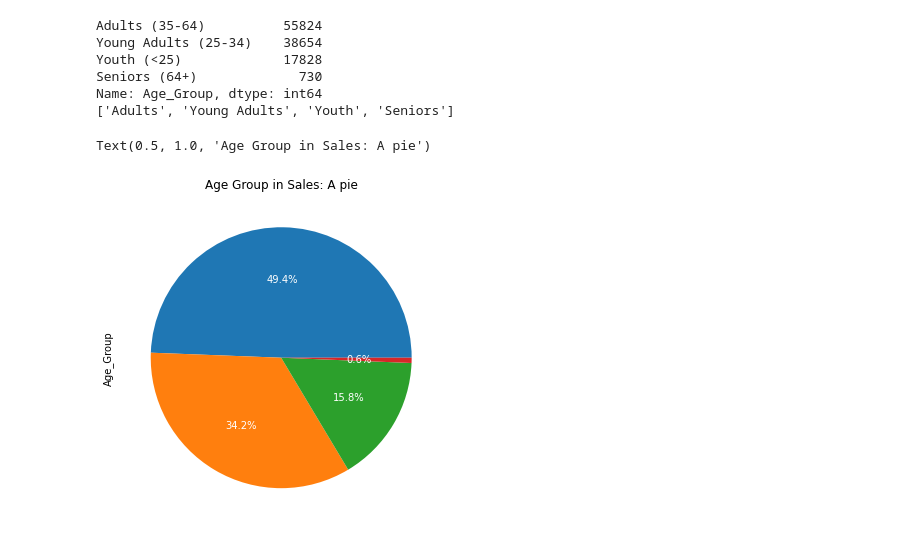
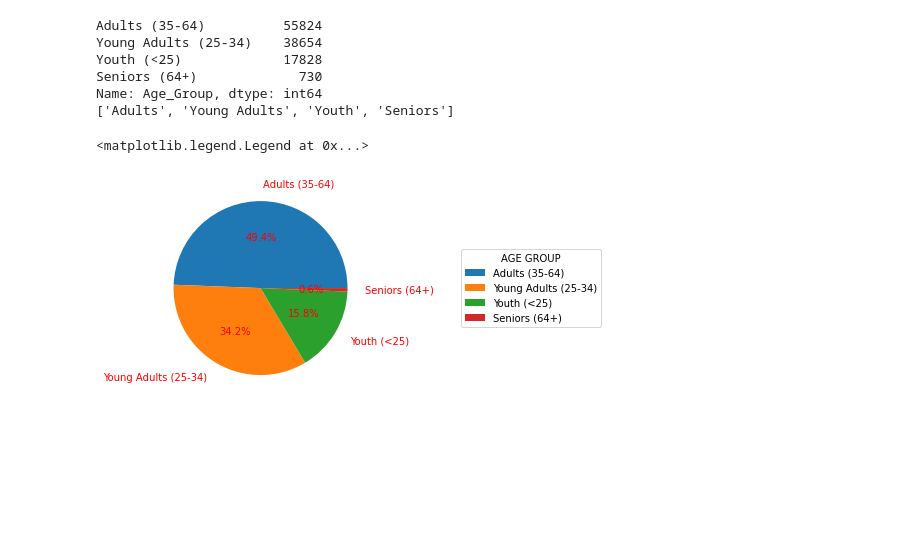
Before and after one commit to mohsinkamal001/Data-Analysis-with-Python, a Jupyter notebook: Pandas,Numpy,Matplotlib,Seaborn.ipynb, the cells around one changed output. Drawn from its saved outputs; the diff is of its cells as text; code cells hidden in the pictures; blank space fills up the shorter version.

```diff
--- a/Pandas,Numpy,Matplotlib,Seaborn.ipynb
+++ b/Pandas,Numpy,Matplotlib,Seaborn.ipynb
@@ -105,11 +105,16 @@ Youth (<25)             17828
 Seniors (64+)             730
 Name: Age_Group, dtype: int64
 ['Adults', 'Young Adults', 'Youth', 'Seniors']
-# %%
-data.plot(kind='pie', figsize = (14,6),
-        textprops=dict(color="w"),
-        autopct='%1.1f%%').set_title("Age Group in Sales: A pie")
-        #autopct percentage showing mathod
-# %% [output]
-Text(0.5, 1.0, 'Age Group in Sales: A pie')
-[figure, removed]
+# %%
+mylabels = ["Adults (35-64)", "Young Adults (25-34)", "Youth (<25)", "Seniors (64+)"]
+plt.pie(data,labels=mylabels,
+autopct='%1.1f%%', pctdistance=0.58,
+textprops=dict(color='r'),labeldistance=1.2)
+      #autopct is percentage in pie chart,
+      #pctdistance  method of percentage distance from center
+plt.legend(title = "AGE GROUP",loc="center left",
+          bbox_to_anchor=(1.4, 0, 0.5, 1))
+#legend is the method of side bar
+# %% [output]
+<matplotlib.legend.Legend at 0x...>
+[figure, added]
```
